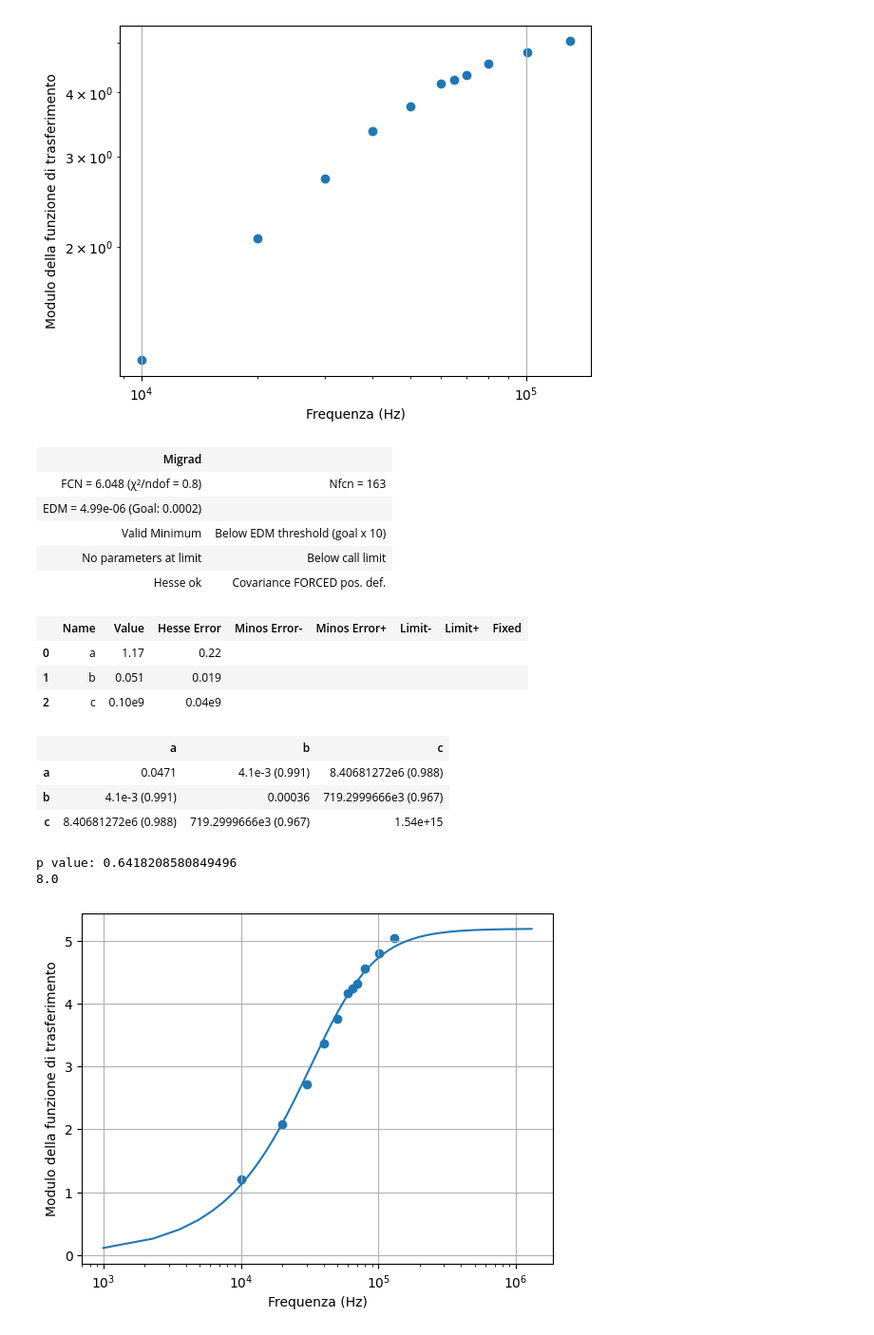
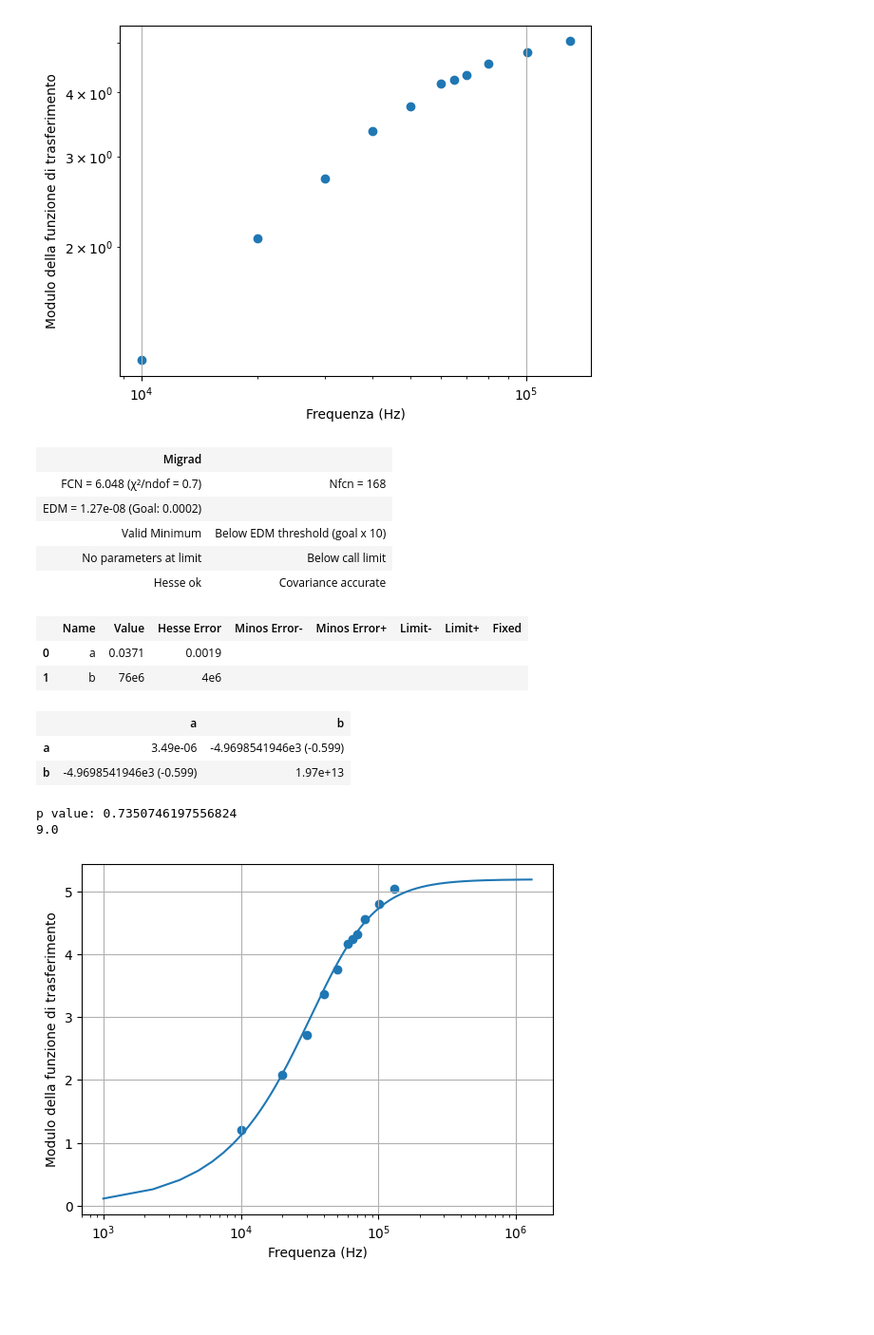
Before and after one commit to ARossiUnimib/Laboratorio-2---Gruppo-21-A.A.-2023-24, a Jupyter notebook: Notebooks/Circuiti_3/Circuiti_3.ipynb, the cells around one changed output. Shown: that part at 95% size. Saved outputs shown, nothing was run; the diff lists cells and outputs as text; code cells hidden in the pictures; blank space fills up the shorter version.

```diff
--- a/Notebooks/Circuiti_3/Circuiti_3.ipynb
+++ b/Notebooks/Circuiti_3/Circuiti_3.ipynb
@@ -200,41 +200,39 @@ plt.show()
 # %% [output]
 [figure]
 # %%
-def model(x,a,b,c):
-    return a / np.sqrt(b + c/(x**2))
+def model(x,a,b):
+    return 1 / np.sqrt(a + b/(x**2))
 
 V_err = 0.04 * Vin_out
 
 minimi_quadrati = LeastSquares(freq, Vin_out, V_err, model)
 
-m = Minuit(minimi_quadrati, a = 1, b = 1, c = 1)
+m = Minuit(minimi_quadrati, a = 1, b = 1)
 m.migrad()
 m.hesse()
 display(m)
 
 def func(x):
     return chi2.cdf(x,m.ndof)
 
 pvalue = func(np.inf) - func(m.fval)
 print("p value: " + str(pvalue))
 print(m.ndof)
 # %% [output]
 | Migrad |  |
-| FCN = 6.048 (χ²/ndof = 0.8) | Nfcn = 163 |
-| EDM = 4.99e-06 (Goal: 0.0002) |  |
+| FCN = 6.048 (χ²/ndof = 0.7) | Nfcn = 168 |
+| EDM = 1.27e-08 (Goal: 0.0002) |  |
 | Valid Minimum | Below EDM threshold (goal x 10) |
 | No parameters at limit | Below call limit |
-| Hesse ok | Covariance FORCED pos. def. |
+| Hesse ok | Covariance accurate |
 |  | Name | Value | Hesse Error | Minos Error- | Minos Error+ | Limit- | Limit+ | Fixed |
-| 0 | a | 1.17 | 0.22 |  |  |  |  |  |
-| 1 | b | 0.051 | 0.019 |  |  |  |  |  |
-| 2 | c | 0.10e9 | 0.04e9 |  |  |  |  |  |
+| 0 | a | 0.0371 | 0.0019 |  |  |  |  |  |
+| 1 | b | 76e6 | 4e6 |  |  |  |  |  |
-|  | a | b | c |
-| a | 0.0471 | 4.1e-3 (0.991) | 8.40681272e6 (0.988) |
-| b | 4.1e-3 (0.991) | 0.00036 | 719.2999666e3 (0.967) |
-| c | 8.40681272e6 (0.988) | 719.2999666e3 (0.967) | 1.54e+15 |
+|  | a | b |
+| a | 3.49e-06 | -4.9698541946e3 (-0.599) |
+| b | -4.9698541946e3 (-0.599) | 1.97e+13 |
-p value: 0.6418208580849496
-8.0
+p value: 0.7350746197556824
+9.0
 # %%
 fig,ax = plt.subplots(1,1)
 ax.set_xlabel("Frequenza (Hz)")
```
Also changed, not shown: parts of 6 cells of this notebook.
